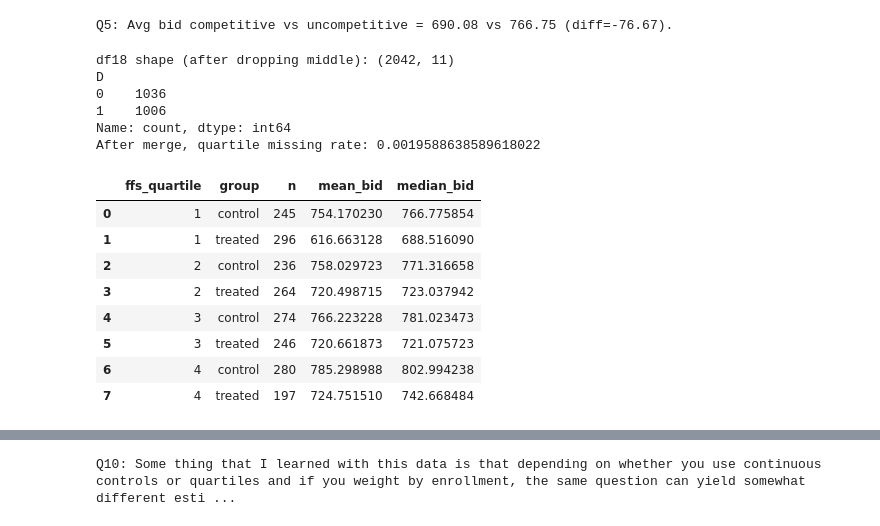
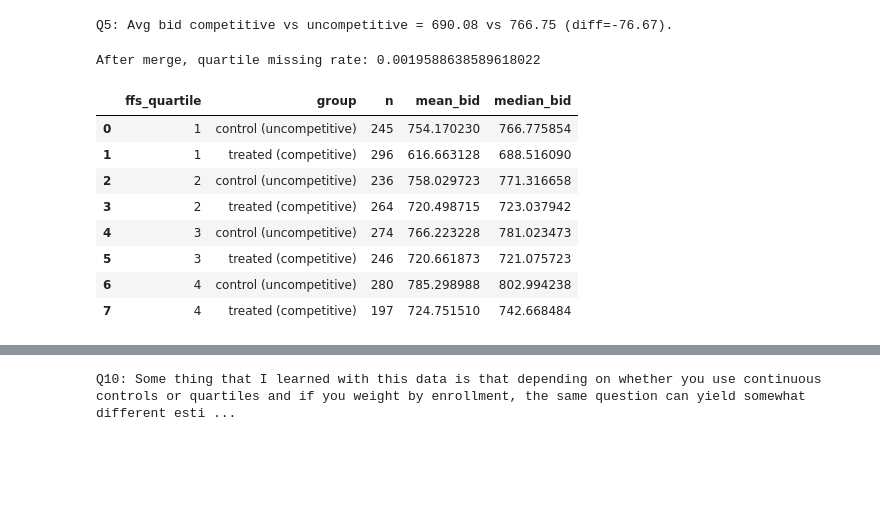
Before and after one commit to rahil24patel/hwk2, a Jupyter notebook: hwk2_analysis.ipynb, the cells around one changed output, grey strips where cells are left out. Saved outputs shown, nothing was run; the diff lists cells and outputs as text; code cells hidden in the pictures; blank space fills up the shorter version.

```diff
--- a/hwk2_analysis.ipynb
+++ b/hwk2_analysis.ipynb
@@ -396,77 +396,57 @@ print(f"Q5: Avg bid competitive vs uncompetitive = {m_t:.2f} vs {m_c:.2f} (diff=
 # %% [output]
 Q5: Avg bid competitive vs uncompetitive = 690.08 vs 766.75 (diff=-76.67).
 # %%
-# Question 6
-# Merge in FFS costs + quartiles, create 4 indicators, table of mean bid by treated/control within quartile
+# Q6: Merge FFS quartiles and show mean bids by treated/control within each quartile
 
-# Rebuild the 2018 competitive vs uncompetitive sample
 df18 = pd.read_csv(PATH_COUNTY_BID_HHI_2018, dtype={"fips": str}, low_memory=False)
-df18["fips"] = df18["fips"].astype(str).str.zfill(5)
+df18["fips"] = df18["fips"].str.zfill(5)
 df18["year"] = pd.to_numeric(df18["year"], errors="coerce").fillna(2018).astype(int)
 
 df18["bid_mean_weighted"] = pd.to_numeric(df18.get("bid_mean_weighted"), errors="coerce")
 df18["bid_mean_unweighted"] = pd.to_numeric(df18.get("bid_mean_unweighted"), errors="coerce")
 
-df18["Y"] = df18["bid_mean_weighted"].copy()
+df18["Y"] = df18["bid_mean_weighted"]
 df18.loc[df18["Y"].isna(), "Y"] = df18.loc[df18["Y"].isna(), "bid_mean_unweighted"]
 
-df18["hhi"] = pd.to_numeric(df18.get("hhi"), errors="coerce")
 df18["market_type"] = df18["market_type"].astype(str).str.lower().str.strip()
-
-df18 = df18[df18["year"] == 2018].copy()
-df18 = df18[df18["market_type"].isin(["competitive", "uncompetitive"])].copy()
+df18 = df18[(df18["year"] == 2018) & (df18["market_type"].isin(["competitive", "uncompetitive"]))].copy()
 df18["D"] = (df18["market_type"] == "competitive").astype(int)
 
-print("df18 shape (after dropping middle):", df18.shape)
-print(df18["D"].value_counts(dropna=False))
-
-# Bring in FFS cost + quartile file data set
 ffs18 = pd.read_csv(PATH_FFS_2018_Q, dtype={"fips": str}, low_memory=False)
-ffs18["fips"] = ffs18["fips"].astype(str).str.zfill(5)
+ffs18["fips"] = ffs18["fips"].str.zfill(5)
 ffs18["year"] = pd.to_numeric(ffs18["year"], errors="coerce").fillna(2018).astype(int)
 ffs18["ffs_cost"] = pd.to_numeric(ffs18["ffs_cost"], errors="coerce")
 ffs18["ffs_quartile"] = pd.to_numeric(ffs18["ffs_quartile"], errors="coerce")
 
 df18 = df18.merge(ffs18[["fips", "year", "ffs_cost", "ffs_quartile"]], on=["fips", "year"], how="left")
 
-missing_rate = df18["ffs_quartile"].isna().mean()
-print("After merge, quartile missing rate:", missing_rate)
+miss = df18["ffs_quartile"].isna().mean()
+print("After merge, quartile missing rate:", miss)
 
-if missing_rate > 0.05:
-    raise RuntimeError(
-        "Too many missing FFS quartiles after merge. This usually means SSA codes were not mapped to county FIPS.\n"
-        "Re-run hw2_covariate and confirm it wrote data/output/ffs_cost_2018_with_quartiles.csv with county FIPS."
-    )
-
-# Drop missing quartile, then create dummies
-df18_q = df18.dropna(subset=["ffs_quartile"]).copy()
+df18_q = df18.dropna(subset=["Y", "D", "ffs_quartile"]).copy()
 df18_q["ffs_quartile"] = df18_q["ffs_quartile"].astype(int)
 
-df18_q = make_quartile_dummies(df18_q, quartile_col="ffs_quartile")
+# quartile dummies (q4 is baseline)
+for q in [1,2,3,4]:
+    df18_q[f"ffs_q{q}"] = (df18_q["ffs_quartile"] == q).astype(int)
 
 q6_tab = (
-    df18_q.groupby(["ffs_quartile", "D"])["Y"]
+    df18_q.groupby(["ffs_quartile","D"])["Y"]
           .agg(n="count", mean_bid="mean", median_bid="median")
           .reset_index()
 )
-q6_tab["group"] = q6_tab["D"].map({1: "treated", 0: "control"})
-q6_tab = q6_tab[["ffs_quartile", "group", "n", "mean_bid", "median_bid"]].sort_values(["ffs_quartile", "group"])
-
+q6_tab["group"] = q6_tab["D"].map({1:"treated (competitive)", 0:"control (uncompetitive)"})
+q6_tab = q6_tab[["ffs_quartile","group","n","mean_bid","median_bid"]].sort_values(["ffs_quartile","group"])
 q6_tab
 # %% [output]
-df18 shape (after dropping middle): (2042, 11)
-D
-0    1036
-1    1006
-Name: count, dtype: int64
 After merge, quartile missing rate: 0.0019588638589618022
 |  | ffs_quartile | group | n | mean_bid | median_bid |
-| 0 | 1 | control | 245 | 754.170230 | 766.775854 |
-| 1 | 1 | treated | 296 | 616.663128 | 688.516090 |
-| 2 | 2 | control | 236 | 758.029723 | 771.316658 |
-| 3 | 2 | treated | 264 | 720.498715 | 723.037942 |
-| 4 | 3 | control | 274 | 766.223228 | 781.023473 |
-| 5 | 3 | treated | 246 | 720.661873 | 721.075723 |
-| 6 | 4 | control | 280 | 785.298988 | 802.994238 |
-| 7 | 4 | treated | 197 | 724.751510 | 742.668484 |
+| 0 | 1 | control (uncompetitive) | 245 | 754.170230 | 766.775854 |
+| 1 | 1 | treated (competitive) | 296 | 616.663128 | 688.516090 |
+| 2 | 2 | control (uncompetitive) | 236 | 758.029723 | 771.316658 |
+| 3 | 2 | treated (competitive) | 264 | 720.498715 | 723.037942 |
+| 4 | 3 | control (uncompetitive) | 274 | 766.223228 | 781.023473 |
+| 5 | 3 | treated (competitive) | 246 | 720.661873 | 721.075723 |
+| 6 | 4 | control (uncompetitive) | 280 | 785.298988 | 802.994238 |
+| 7 | 4 | treated (competitive) | 197 | 724.751510 | 742.668484 |
 # %%
```
Also changed, not shown: parts of 3 cells of this notebook.
